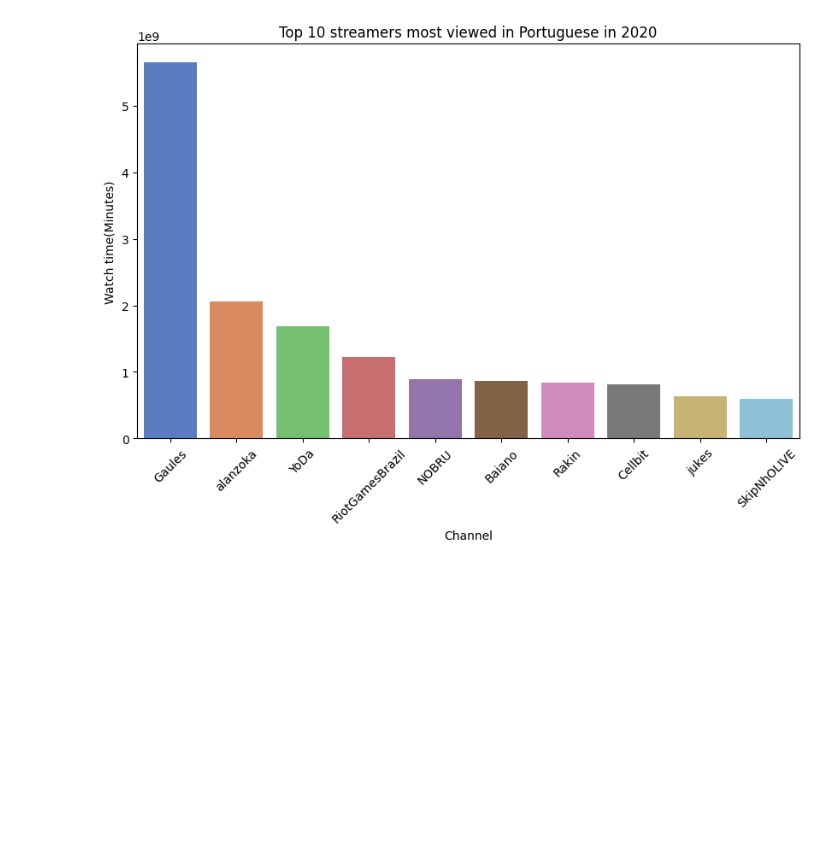
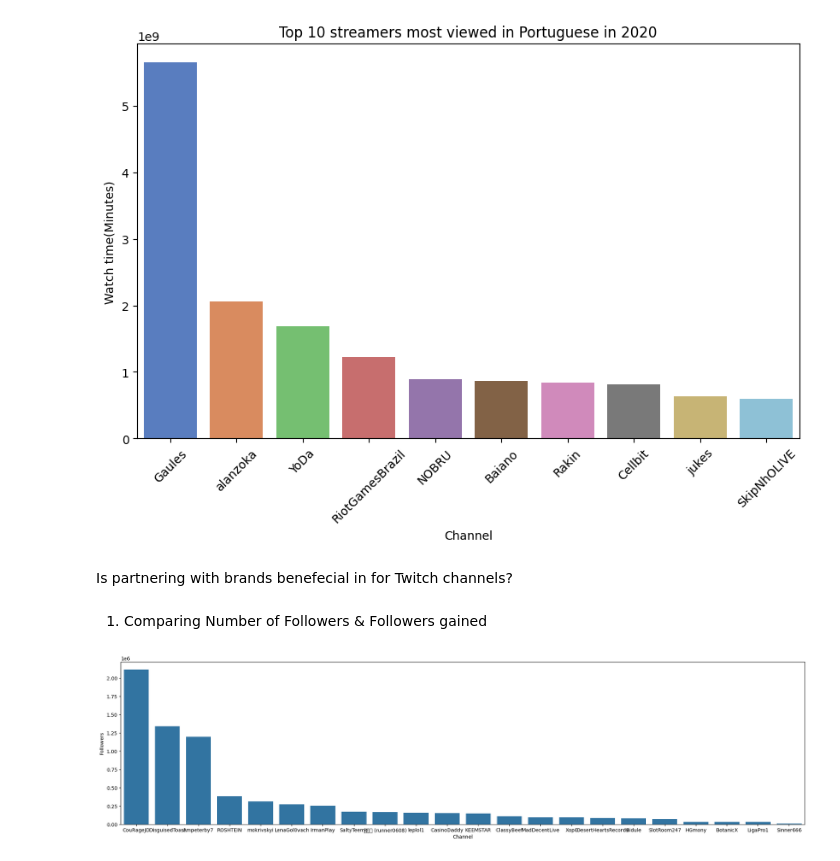
Before and after one commit to JoanWaweru/twitchStreamerAnalysis, a Jupyter notebook: twitchAnalysis.ipynb, the cells around one changed output. Drawn from its saved outputs; the diff is of its cells as text; code cells hidden in the pictures; blank space fills up the shorter version.

```diff
--- a/twitchAnalysis.ipynb
+++ b/twitchAnalysis.ipynb
@@ -202,3 +202,14 @@ Passing `palette` without assigning `hue` is deprecated and will be removed in v
 
   plot = sns.barplot(x=streamer[:10], y=most_viewed[:10], palette="muted")
 [figure]
+# %% [markdown]
+Is partnering with brands benefecial in for Twitch channels?
+# %% [markdown]
+1. Comparing Number of Followers & Followers gained
+# %%
+plt.figure(figsize=(25,6))
+top_10_df = twitchData[twitchData.Partnered == False].sort_values(by='Followers', ascending=False).head(25)
+sns.barplot(x=top_10_df['Channel'], y=top_10_df['Followers'], order=top_10_df['Channel'])
+plt.show()
+# %% [output]
+[figure, added]
```
Also changed, not shown: parts of 5 cells of this notebook.
